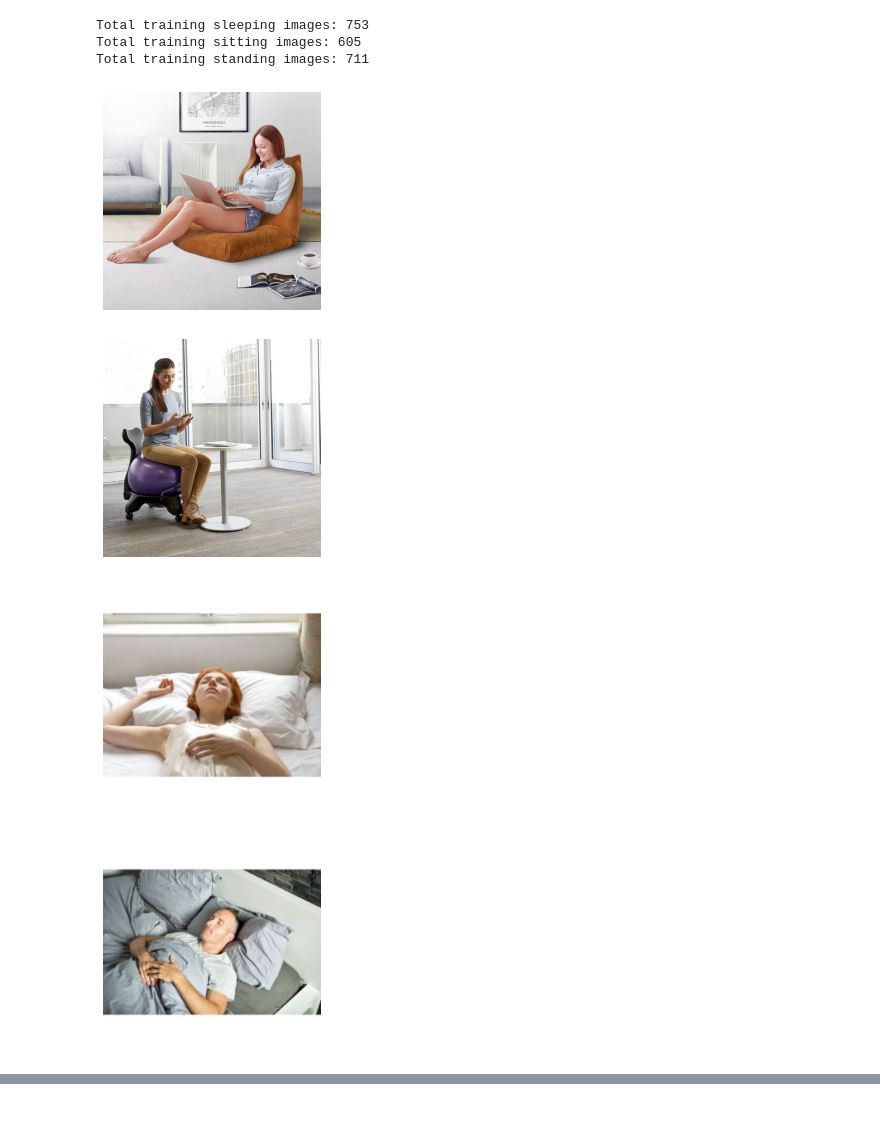
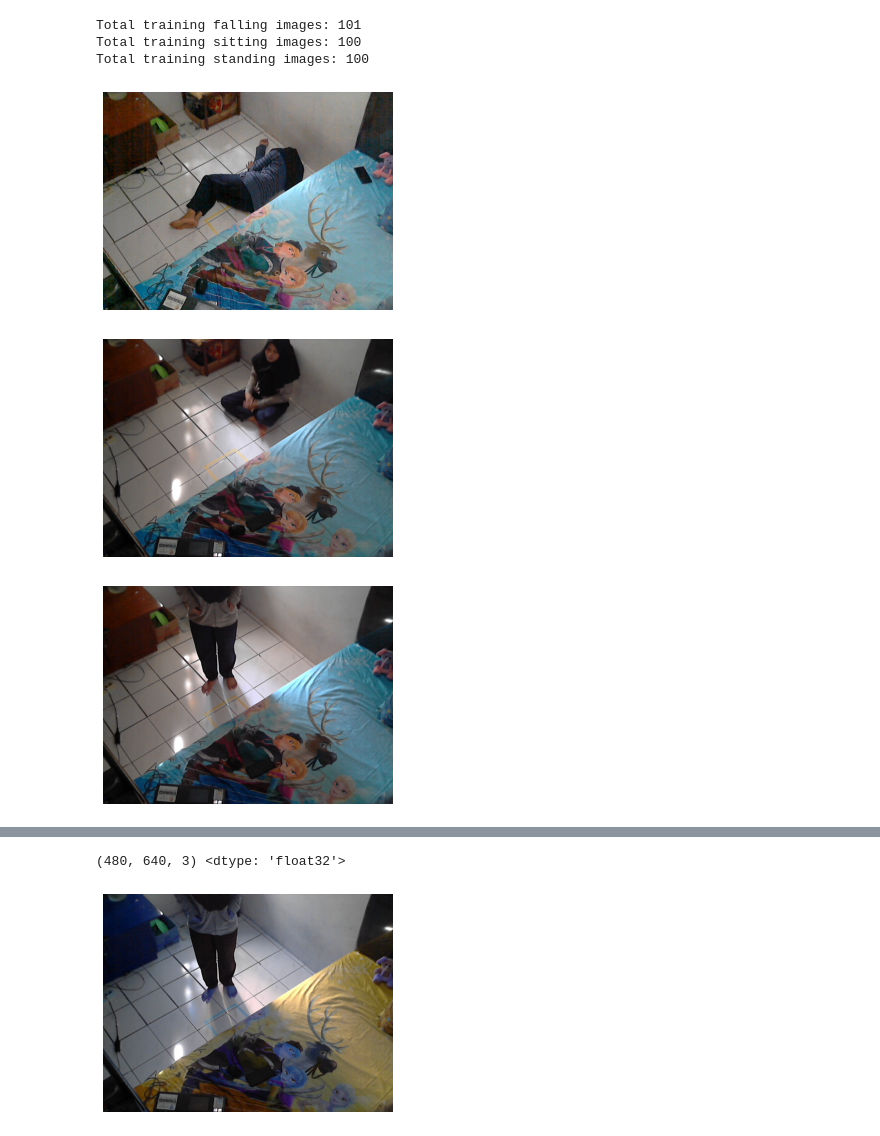
Before and after one commit to eugeniaangie/Fall-Detection, a Jupyter notebook: fall_detection.ipynb, the cells around one changed output, grey strips where cells are left out. Drawn from its saved outputs; the diff is of its cells as text; code cells hidden in the pictures.

```diff
--- a/fall_detection.ipynb
+++ b/fall_detection.ipynb
@@ -1,37 +1,36 @@
 # %%
 import os
-sleeping_dir=os.path.join('./Dataset/sleeping')
-sitting_dir=os.path.join('./Dataset/Sitting')
-standing_dir=os.path.join('./Dataset/Standing')
-print('Total training sleeping images:', len(os.listdir(sleeping_dir)))
+falling_dir=os.path.join('./Dataset/training/falling')
+sitting_dir=os.path.join('./Dataset/training/sitting')
+standing_dir=os.path.join('./Dataset/training/standing')
+print('Total training falling images:', len(os.listdir(falling_dir)))
 print('Total training sitting images:', len(os.listdir(sitting_dir)))
 print('Total training standing images:', len(os.listdir(standing_dir)))
-sleeping_files=os.listdir(sleeping_dir)
+falling_files=os.listdir(falling_dir)
 sitting_files=os.listdir(sitting_dir)
 standing_files=os.listdir(standing_dir)
 # %% [output]
-Total training sleeping images: 753
-Total training sitting images: 605
-Total training standing images: 711
+Total training falling images: 101
+Total training sitting images: 100
+Total training standing images: 100
 # %%
 %matplotlib inline
 
 import matplotlib.pyplot as plt
 import matplotlib.image as mpimg
-pic_index = 2
+pic_index = 1
 
-next_sleeping=[os.path.join(sleeping_dir, fname) for fname in sleeping_files[pic_index-2:pic_index]]
-next_sitting=[os.path.join(sitting_dir, fname) for fname in sitting_files[pic_index-2:pic_index]]
-next_standing=[os.path.join(standing_dir, fname) for fname in standing_files[pic_index-2:pic_index]]
+next_falling=[os.path.join(falling_dir, fname) for fname in falling_files[pic_index-1:pic_index]]
+next_sitting=[os.path.join(sitting_dir, fname) for fname in sitting_files[pic_index-1:pic_index]]
+next_standing=[os.path.join(standing_dir, fname) for fname in standing_files[pic_index-1:pic_index]]
 
 #show the pict in the folder
-for i, img_path in enumerate(next_sitting+next_sleeping+next_standing):
+for i, img_path in enumerate(next_falling+next_sitting+next_standing):
     img=mpimg.imread(img_path)
     plt.imshow(img)
     plt.axis('Off')
     plt.show()
 # %% [output]
-[figure, old version]
+[figure, new version]
-[figure, old version]
+[figure, new version]
-[figure, old version]
+[figure, new version]
-[figure, removed]
@@ -57,0 +37,13 @@ training_datagen=ImageDataGenerator(
+# %%
+import tensorflow_io as tfio
+bgr = tfio.experimental.color.rgb_to_bgr(img)
+
+print(bgr.shape, bgr.dtype)
+
+plt.figure()
+plt.imshow(bgr)
+plt.axis('off')
+plt.show()
+# %% [output]
+(480, 640, 3) <dtype: 'float32'>
+[figure, added]
```
Also changed, not shown: parts of 4 cells of this notebook, 1 other file.
